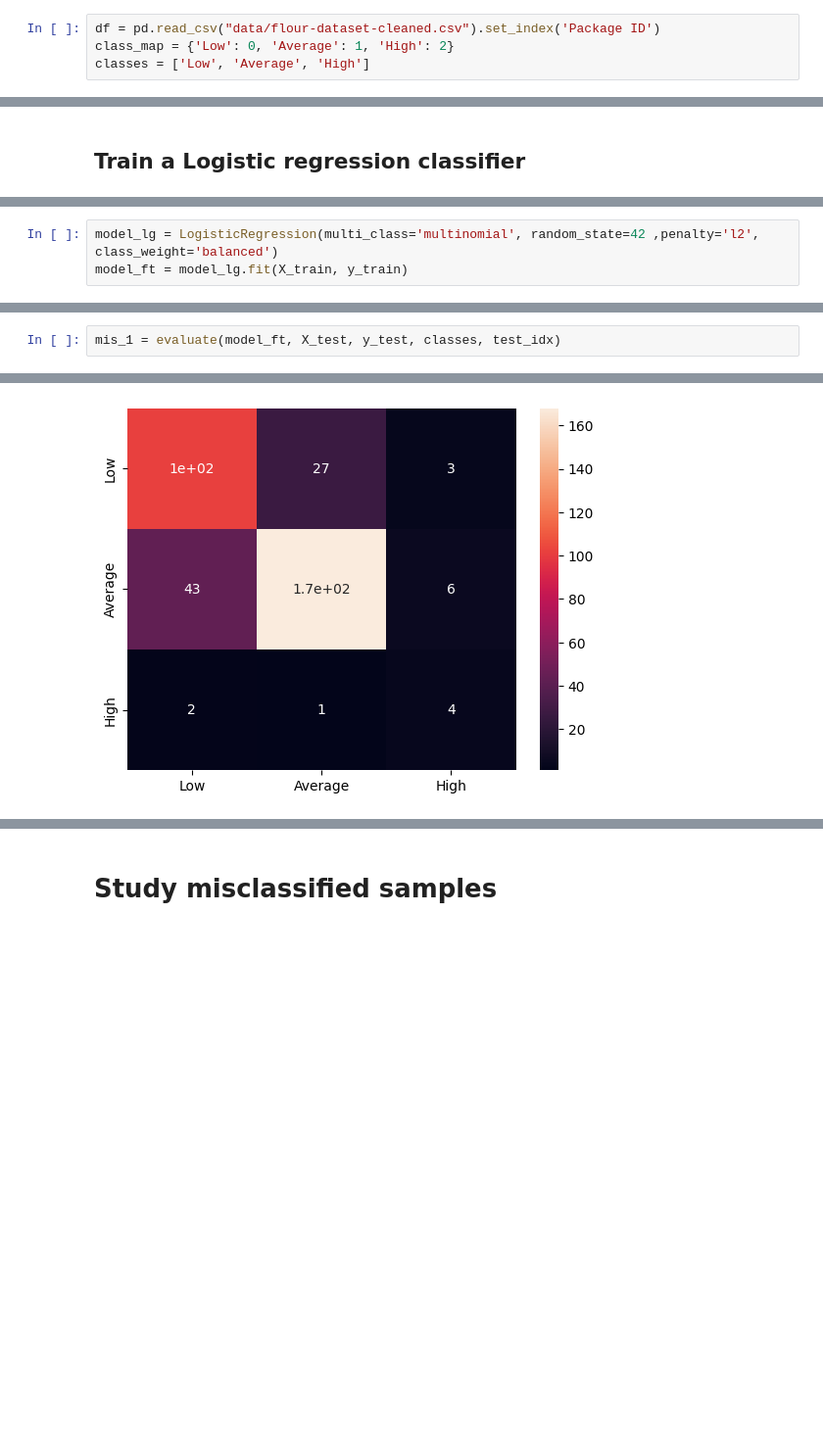
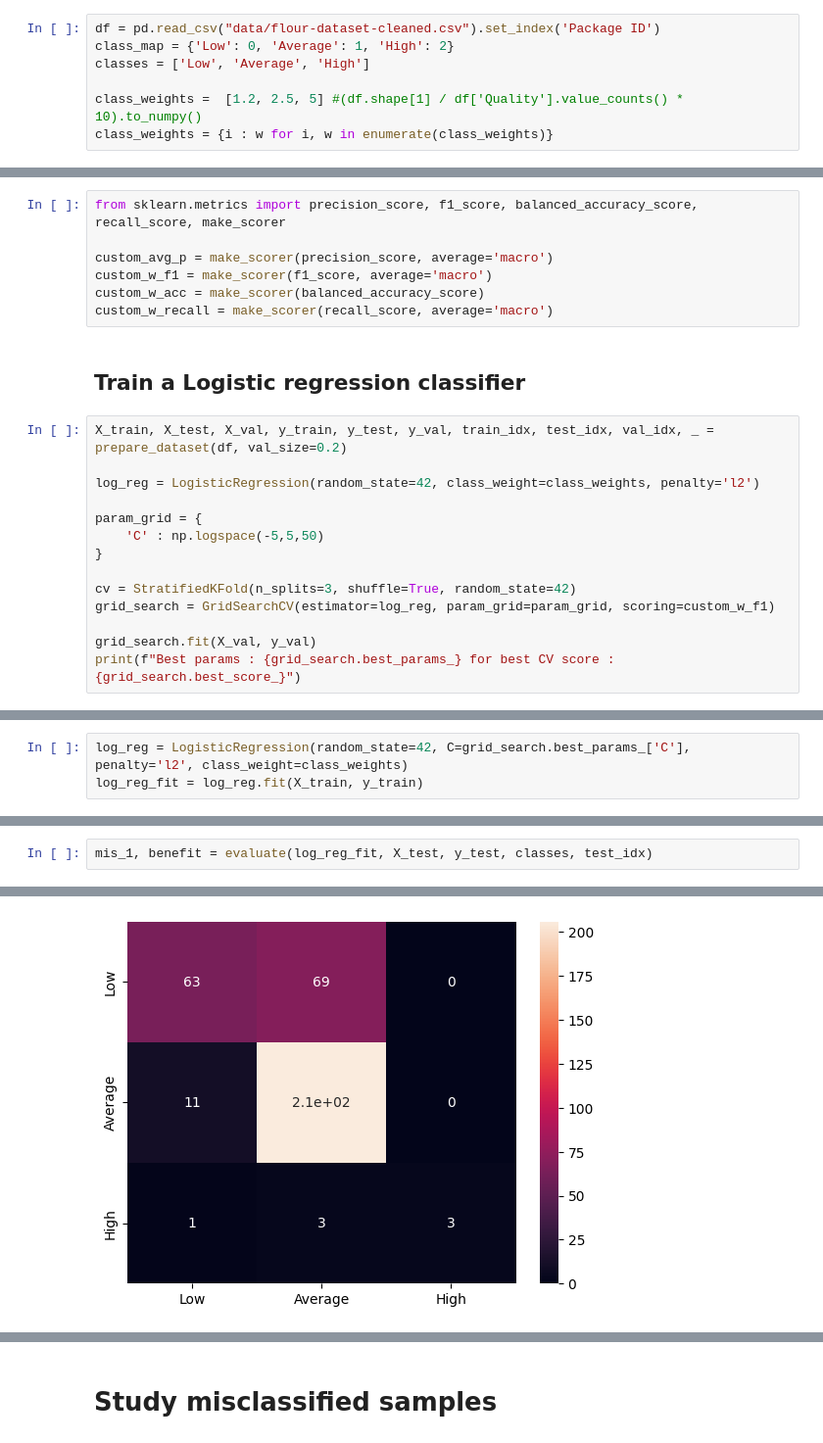
Before and after one commit to PhiCtl/flour-screening, a Jupyter notebook: data_classification.ipynb, the cells around one changed output, grey strips where cells are left out. Shown at 98% size. Cells and saved outputs as stored; diff of their text form; blank space fills up the shorter version.

```diff
--- a/data_classification.ipynb
+++ b/data_classification.ipynb
@@ -26,6 +24,9 @@ ValueError: All ufuncs must have type `numpy.ufunc`. Received (<ufunc 'sph_legen
 df = pd.read_csv("data/flour-dataset-cleaned.csv").set_index('Package ID')
 class_map = {'Low': 0, 'Average': 1, 'High': 2}
 classes = ['Low', 'Average', 'High']
+
+class_weights =  [1.2, 2.5, 5] #(df.shape[1] / df['Quality'].value_counts() * 10).to_numpy()
+class_weights = {i : w for i, w in enumerate(class_weights)}
 # %% [markdown]
 # Split data for training
 
@@ -69,4 +176,25 @@ X_res, y_res = smote.fit_resample(X_train, y_train)
 # %% [markdown]
 # Training
+# %%
+from sklearn.metrics import precision_score, f1_score, balanced_accuracy_score, recall_score, make_scorer
+
+custom_avg_p = make_scorer(precision_score, average='macro')
+custom_w_f1 = make_scorer(f1_score, average='macro')
+custom_w_acc = make_scorer(balanced_accuracy_score)
+custom_w_recall = make_scorer(recall_score, average='macro')
 # %% [markdown]
 ## Train a Logistic regression classifier
+# %%
+X_train, X_test, X_val, y_train, y_test, y_val, train_idx, test_idx, val_idx, _ = prepare_dataset(df, val_size=0.2)
+
+log_reg = LogisticRegression(random_state=42, class_weight=class_weights, penalty='l2')
+
+param_grid = {
+    'C' : np.logspace(-5,5,50)
+}
+
+cv = StratifiedKFold(n_splits=3, shuffle=True, random_state=42)
+grid_search = GridSearchCV(estimator=log_reg, param_grid=param_grid, scoring=custom_w_f1)
+
+grid_search.fit(X_val, y_val)
+print(f"Best params : {grid_search.best_params_} for best CV score : {grid_search.best_score_}")
@@ -73,3 +203,3 @@ X_res, y_res = smote.fit_resample(X_train, y_train)
 # %%
-model_lg = LogisticRegression(multi_class='multinomial', random_state=42 ,penalty='l2', class_weight='balanced')
-model_ft = model_lg.fit(X_train, y_train)
+log_reg = LogisticRegression(random_state=42, C=grid_search.best_params_['C'], penalty='l2', class_weight=class_weights)
+log_reg_fit = log_reg.fit(X_train, y_train)
@@ -76,3 +210,3 @@ model_ft = model_lg.fit(X_train, y_train)
 # %%
-mis_1 = evaluate(model_ft, X_test, y_test, classes, test_idx)
+mis_1, benefit = evaluate(log_reg_fit, X_test, y_test, classes, test_idx)
 # %% [output]
@@ -90 +228 @@ weighted avg       0.79      0.77      0.77       356
-[figure, old version]
+[figure, new version]
```
Also changed, not shown: parts of 54 cells of this notebook, 1 other file.
